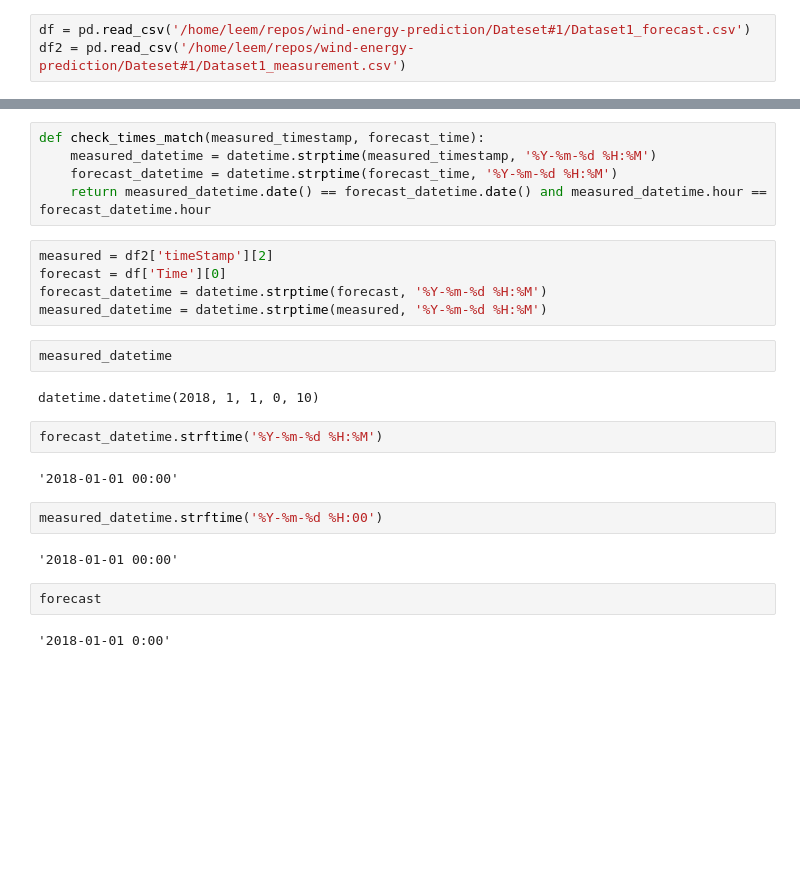
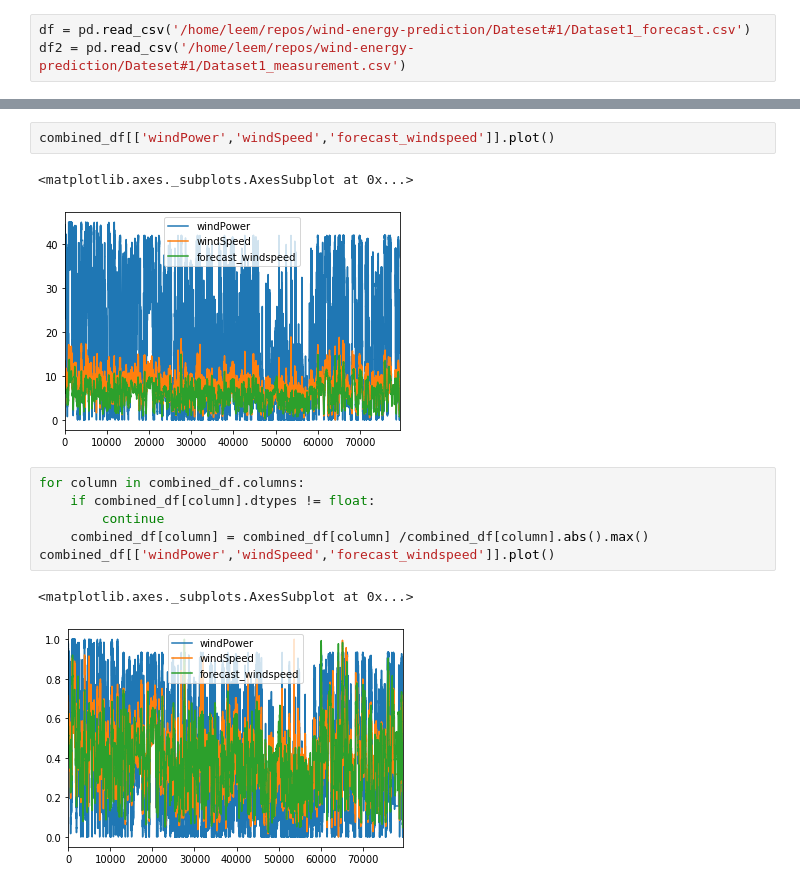
Before and after one commit to diem-ai/wind-energy-prediction, a Jupyter notebook: matt.ipynb, the cells around one changed output, grey strips where cells are left out. Drawn from its saved outputs; the diff is of its cells as text; blank space fills up the shorter version.

```diff
--- a/matt.ipynb
+++ b/matt.ipynb
@@ -64,26 +72,14 @@ combined_df['windPower'].plot()
-# %%
-def check_times_match(measured_timestamp, forecast_time):
-    measured_datetime = datetime.strptime(measured_timestamp, '%Y-%m-%d %H:%M')
-    forecast_datetime = datetime.strptime(forecast_time, '%Y-%m-%d %H:%M')
-    return measured_datetime.date() == forecast_datetime.date() and measured_datetime.hour == forecast_datetime.hour
-# %%
-measured = df2['timeStamp'][2]
-forecast = df['Time'][0]
-forecast_datetime = datetime.strptime(forecast, '%Y-%m-%d %H:%M')
-measured_datetime = datetime.strptime(measured, '%Y-%m-%d %H:%M')
-# %%
-measured_datetime
-# %% [output]
-datetime.datetime(2018, 1, 1, 0, 10)
-# %%
-forecast_datetime.strftime('%Y-%m-%d %H:%M')
-# %% [output]
-'2018-01-01 00:00'
-# %%
-measured_datetime.strftime('%Y-%m-%d %H:00')
-# %% [output]
-'2018-01-01 00:00'
-# %%
-forecast
-# %% [output]
-'2018-01-01 0:00'
+# %%
+combined_df[['windPower','windSpeed','forecast_windspeed']].plot()
+# %% [output]
+<matplotlib.axes._subplots.AxesSubplot at 0x...>
+[figure, added]
+# %%
+for column in combined_df.columns:
+    if combined_df[column].dtypes != float:
+        continue
+    combined_df[column] = combined_df[column] /combined_df[column].abs().max()
+combined_df[['windPower','windSpeed','forecast_windspeed']].plot()
+# %% [output]
+<matplotlib.axes._subplots.AxesSubplot at 0x...>
+[figure, added]
```
Also changed, not shown: parts of 7 cells of this notebook.
